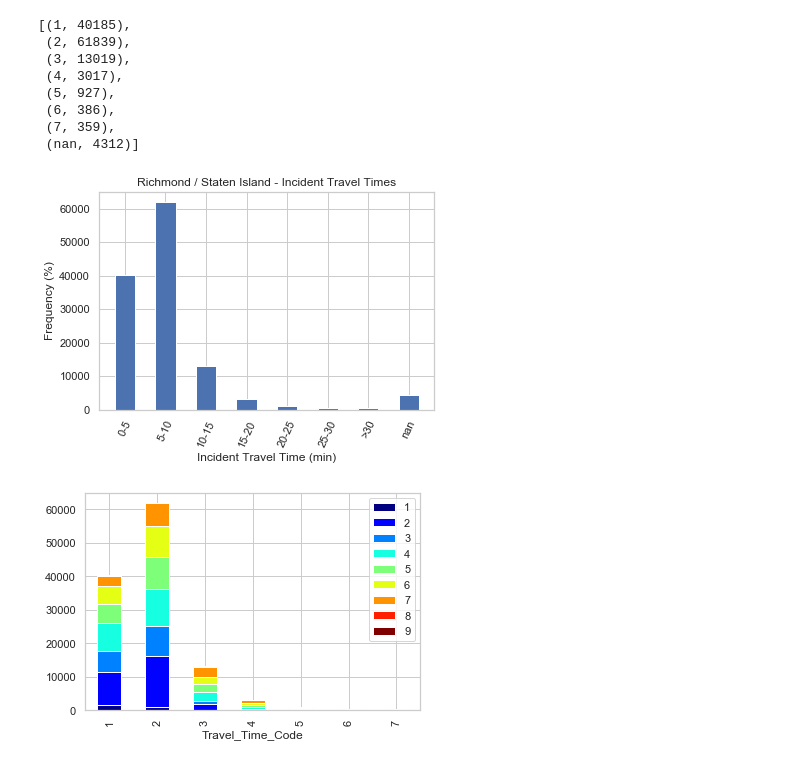
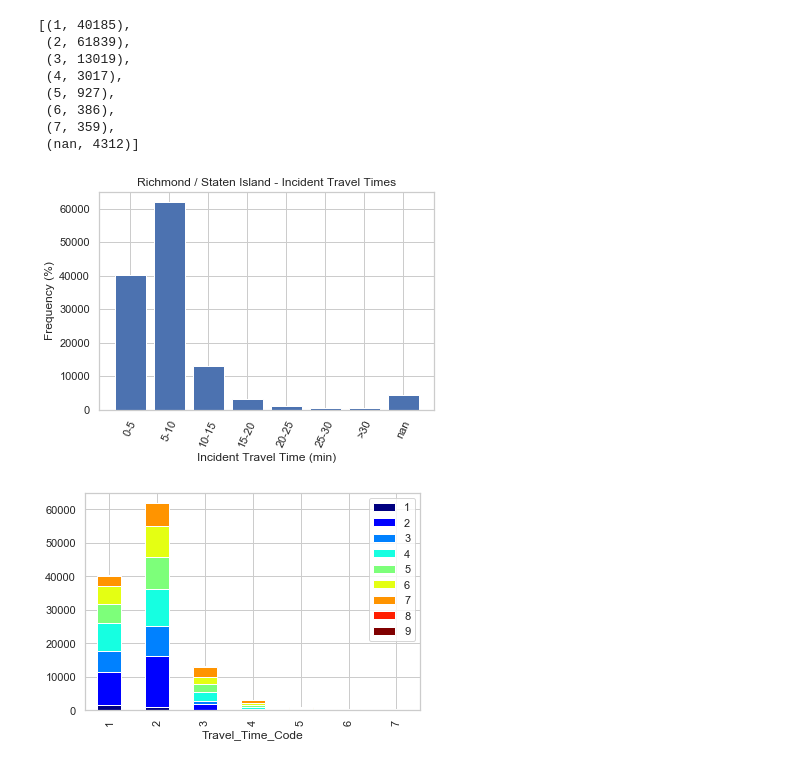
Before and after one commit to akuz91/CodeBlue, a Jupyter notebook: Descriptive_Stats.ipynb, the cells around one changed output. Cells and saved outputs as stored; diff of their text form; code cells hidden in the pictures.

```diff
--- a/Descriptive_Stats.ipynb
+++ b/Descriptive_Stats.ipynb
@@ -574,20 +583,20 @@ travel_st
 # %%
 bars = ("0-5","5-10","10-15","15-20","20-25","25-30",">30","nan")
 y_pos = np.arange(len(bars))
 
 fig, ax = plt.subplots(figsize = (6,4))
 idx = np.asarray([i for i in range(len(bins))])
 
-ax.bar(idx, [x[1] for x in travel_st], width=width)
+ax.bar(idx, [x[1] for x in travel_st])
 ax.set_xticks(idx)
 ax.set_xticklabels(bars, rotation=65)
 ax.set_xlabel('Incident Travel Time (min)')
 ax.set_ylabel('Frequency (%)')
 plt.title("Richmond / Staten Island - Incident Travel Times")
 
 plt.show()
 # %% [output]
-[figure, old version]
+[figure, new version]
 # %%
 travel_st_code = data.loc[data["BOROUGH"]=="RICHMOND / STATEN ISLAND"] #filter specifically for rows only with BK first
 travel_st_code = travel_st_code.groupby(["Travel_Time_Code","INITIAL_SEVERITY_LEVEL_CODE"]).size()
```
Also changed, not shown: parts of 52 cells of this notebook.
